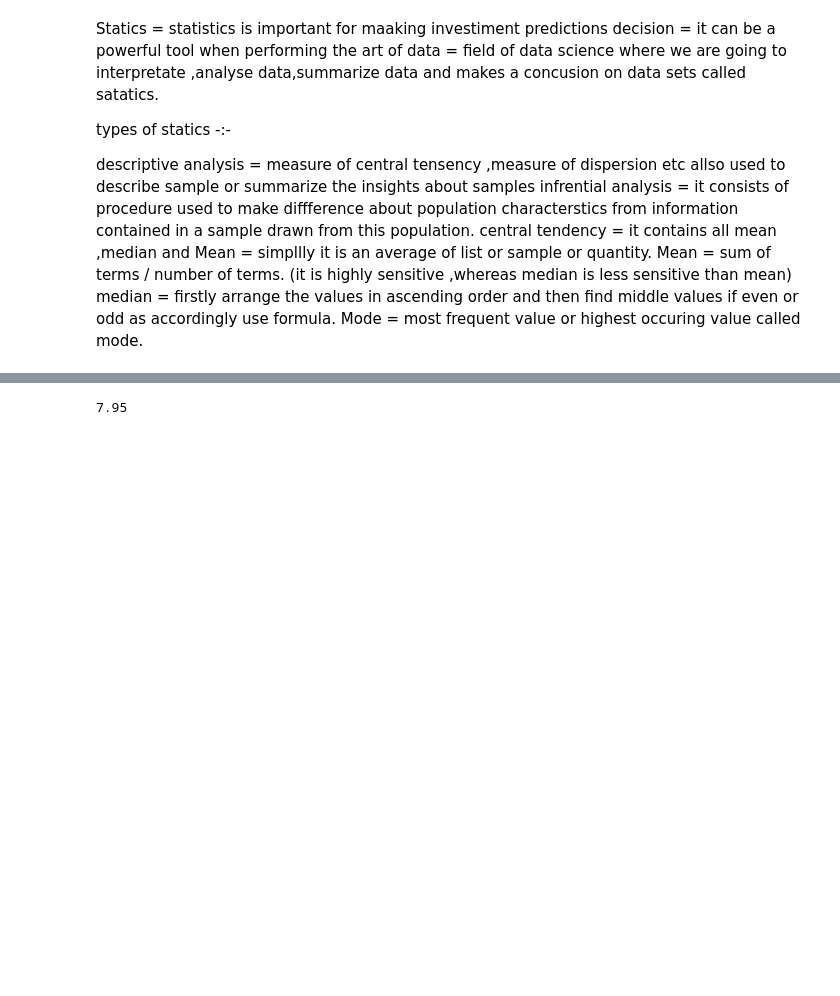
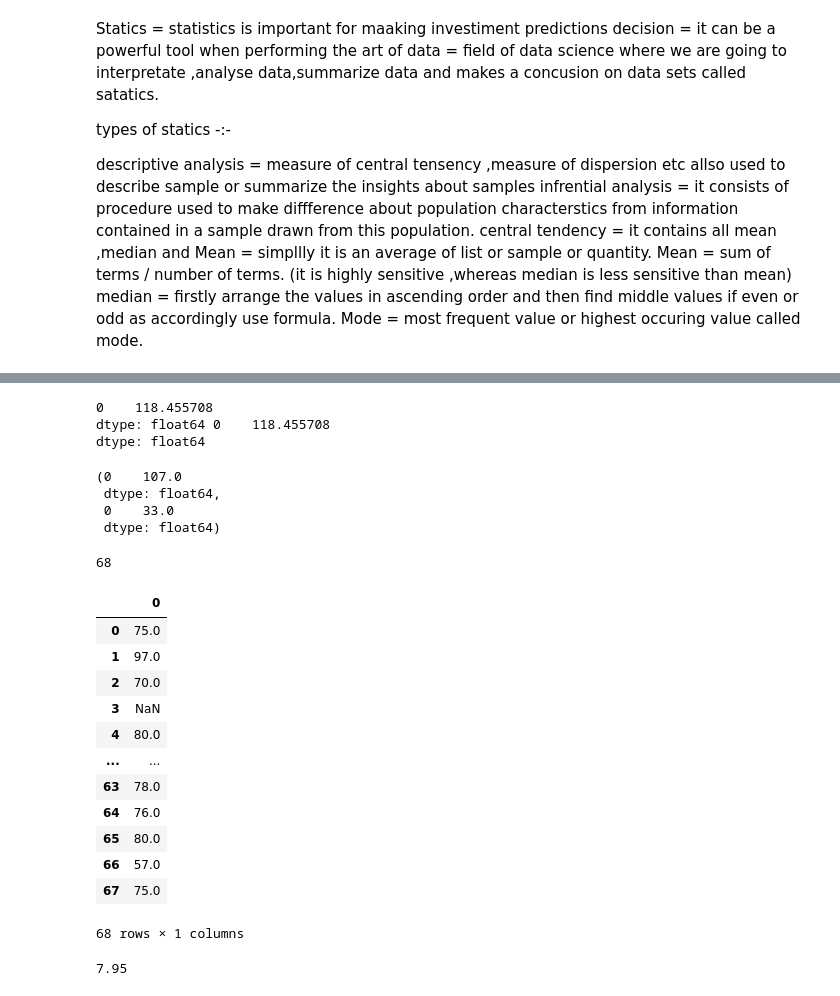
Before and after one commit to Kanishq10/Data_Science_Practice, a Jupyter notebook: Statistics/Session1.ipynb, the cells around one changed output, grey strips where cells are left out. Drawn from its saved outputs; the diff is of its cells as text; code cells hidden in the pictures; blank space fills up the shorter version.

```diff
--- a/Statistics/Session1.ipynb
+++ b/Statistics/Session1.ipynb
@@ -13,0 +16,8 @@ Mode = most frequent value or highest occuring value called mode.
+# %%
+import pandas as pd
+data=pd.DataFrame([75, 97, 70, 25, 80, 40, 82, 72, 82, 46, 72, 64, 24, 66, 78, 34, 37,
+    64, 75, 94, 76, 96, 88, 37, 29, 51, 67, 45, 69, 59, 81, 66, 30, 52,
+    66, 85, 80, 74, 69, 83, 66, 84, 76, 73, 77, 85, 72, 71, 71, 75, 59,
+    84, 65, 64, 86, 58, 85, 61, 79, 61, 68, 61, 60, 78, 76, 80, 57, 75])
+
+data.describe()
@@ -14,3 +34,50 @@ Mode = most frequent value or highest occuring value called mode.
+# %%
+#Detect Outliars
+#detecting with 68-95-99 rule
+upper_bound=data.mean() + 3 * data.std()
+lower_bound=data.mean() + 3 * data.std()
+
+print(upper_bound,lower_bound)
+#values outside these are outliars
+# %% [output]
+0    118.455708
+dtype: float64 0    118.455708
+dtype: float64
+# %%
+#with iqr
+Q3=data.quantile(0.75)
+Q1=data.quantile(0.25)
+IQR=Q3-Q1
+upper=Q3+(1.5*(IQR))
+lower=Q1-(1.5*(IQR))
+upper,lower
+# %% [output]
+(0    107.0
+ dtype: float64,
+ 0    33.0
+ dtype: float64)
+# %%
+outliars=data[data>upper] & data[data<lower]
+len(outliars)
+# %% [output]
+68
+# %%
+data=data[(data<=upper) & (data>=lower)]    #removing outliar
+data
+# %% [output]
+|  | 0 |
+| 0 | 75.0 |
+| 1 | 97.0 |
+| 2 | 70.0 |
+| 3 | NaN |
+| 4 | 80.0 |
+| ... | ... |
+| 63 | 78.0 |
+| 64 | 76.0 |
+| 65 | 80.0 |
+| 66 | 57.0 |
+| 67 | 75.0 |
+68 rows × 1 columns
 # %%
 import numpy as np
 li=[2,4,5,7,8,9,10,12,15,7.5]
```
Also changed, not shown: parts of 2 cells of this notebook, 8 other files.
